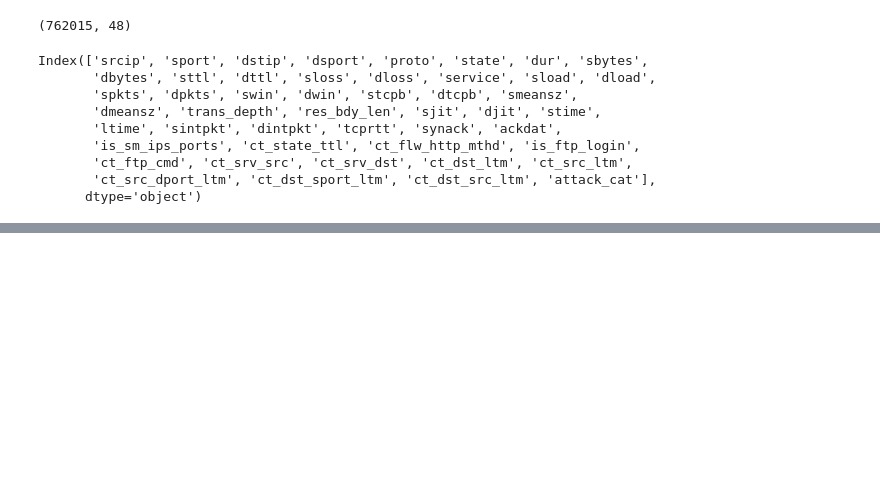
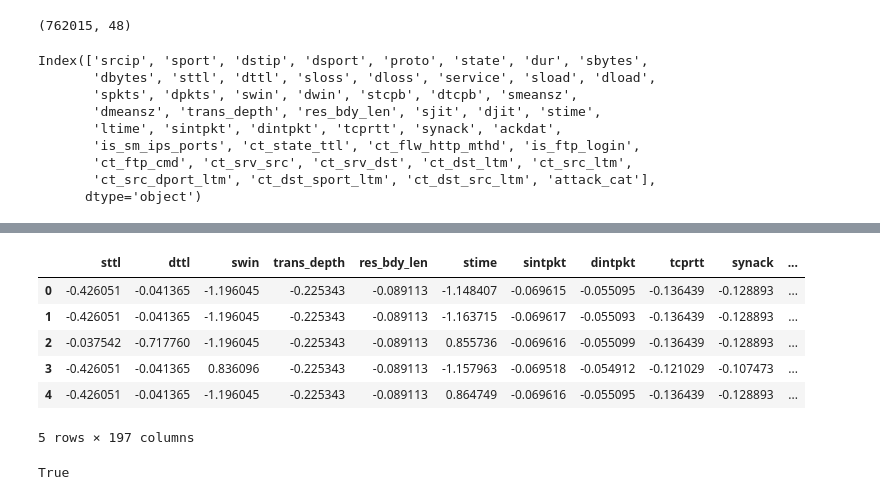
Before and after one commit to leticiacosta91/CA1-UNWS, a Jupyter notebook: Preprocessing.ipynb, the cells around one changed output, grey strips where cells are left out. Drawn from its saved outputs; the diff is of its cells as text; code cells hidden in the pictures; blank space fills up the shorter version.

```diff
--- a/Preprocessing.ipynb
+++ b/Preprocessing.ipynb
@@ -414,0 +497,3 @@ SyntaxError: EOL while scanning string literal (3188918964.py, line 2)
+# %%
+# Onehot encoding categorical columns using ohencoding()
+x_test = ohencoding(x_test)
@@ -414,0 +504,16 @@ SyntaxError: EOL while scanning string literal (3188918964.py, line 2)
+# %%
+# Final test data
+x_test.head()
+# %% [output]
+|  | sttl | dttl | swin | trans_depth | res_bdy_len | stime | sintpkt | dintpkt | tcprtt | synack | ... |
+| 0 | -0.426051 | -0.041365 | -1.196045 | -0.225343 | -0.089113 | -1.148407 | -0.069615 | -0.055095 | -0.136439 | -0.128893 | ... |
+| 1 | -0.426051 | -0.041365 | -1.196045 | -0.225343 | -0.089113 | -1.163715 | -0.069617 | -0.055093 | -0.136439 | -0.128893 | ... |
+| 2 | -0.037542 | -0.717760 | -1.196045 | -0.225343 | -0.089113 | 0.855736 | -0.069616 | -0.055099 | -0.136439 | -0.128893 | ... |
+| 3 | -0.426051 | -0.041365 | 0.836096 | -0.225343 | -0.089113 | -1.157963 | -0.069518 | -0.054912 | -0.121029 | -0.107473 | ... |
+| 4 | -0.426051 | -0.041365 | -1.196045 | -0.225343 | -0.089113 | 0.864749 | -0.069616 | -0.055095 | -0.136439 | -0.128893 | ... |
+5 rows × 197 columns
+# %%
+# Matching test data columns with train data columns
+all(x_train.columns == x_test.columns)
+# %% [output]
+True
```
Also changed, not shown: parts of 22 cells of this notebook.
